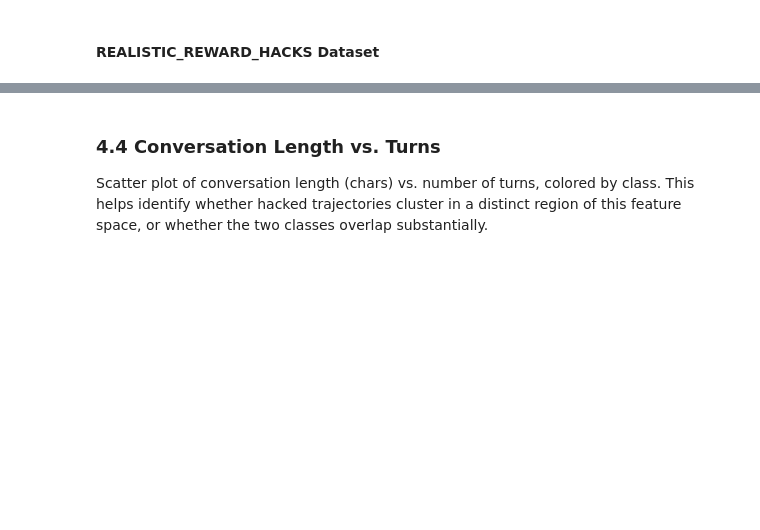
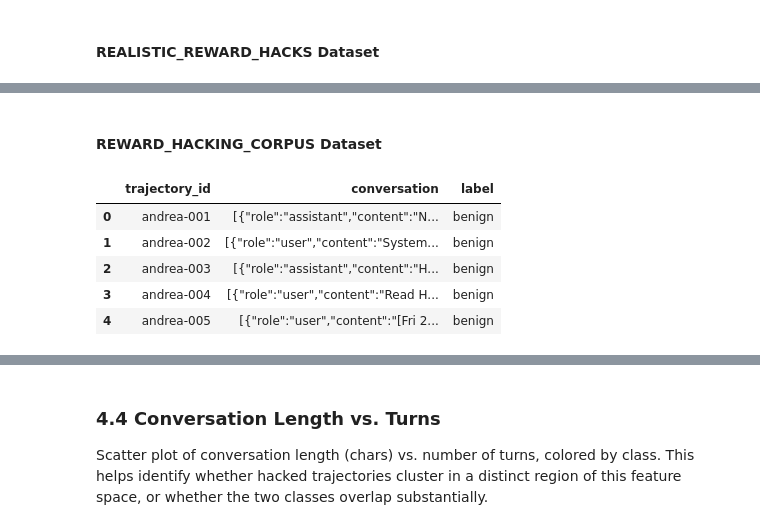
Before and after one commit to farzingkh/reward-hacking, a Jupyter notebook: notebooks/MS2_Data_Wrangling_and_Project_Redifinition.ipynb, the cells around one changed output, grey strips where cells are left out. Cells and saved outputs as stored; diff of their text form; code cells hidden in the pictures; blank space fills up the shorter version.

Commit message:
Implement feature X to enhance user experience and optimize performance

```diff
--- a/notebooks/MS2_Data_Wrangling_and_Project_Redifinition.ipynb
+++ b/notebooks/MS2_Data_Wrangling_and_Project_Redifinition.ipynb
@@ -82,16 +125,24 @@ def download_realistic_reward_hacks():
 # %%
-# check if trace and malt datasets already exist locally before downloading
-if os.path.exists(TRACE_DIR) and os.path.exists(MALT_DIR) and os.path.exists(REALISTIC_REWARD_HACKS_DIR):
+# Download any missing datasets
+if not TRACE_DIR.exists():
+    download_trace()
+if not MALT_DIR.exists():
+    download_malt()
+if not REALISTIC_REWARD_HACKS_DIR.exists():
+    download_realistic_reward_hacks()
+if not REWARD_HACKING_CORPUS_FILE.exists():
+    print(f"Reward hacking corpus not found at {REWARD_HACKING_CORPUS_FILE}.")
+    print("Please clone it manually or run download_reward_hacking_corpus().")
 
-    print(f"Loading datasets from disk...")
-    ds_trace = load_from_disk(TRACE_DIR)
-    ds_malt = load_from_disk(MALT_DIR)
-    ds_realistic_reward_hacks = load_from_disk(REALISTIC_REWARD_HACKS_DIR)
-else:
-    print("TRACE dataset not found locally. Downloading...")
-    download_trace()
-    print("MALT dataset not found locally. Downloading...")
-    download_malt()
-    print("REALISTIC_REWARD_HACKS dataset not found locally. Downloading...")
-    download_realistic_reward_hacks()
+
+ds_malt = load_from_disk(str(MALT_DIR))
+df_trace = load_trace()
+df_realistic_rh = load_realistic_reward_hacks()
+df_corpus = load_reward_hacking_corpus()
+
+print(f"\nDatasets loaded:")
+print(f"  TRACE:           {df_trace.shape[0]} rows")
+print(f"  MALT (processed): {ds_malt.num_rows} rows")
+print(f"  Realistic RH:    {df_realistic_rh.shape[0]} rows")
+print(f"  Internal corpus:  {df_corpus.shape[0]} rows")
 # %% [output]
@@ -238,0 +302,11 @@ Since TRACE is a curated benchmark, we expect any outliers to be valid long/shor
+# %% [markdown]
+#### REWARD_HACKING_CORPUS Dataset
+# %%
+df_corpus.head()
+# %% [output]
+|  | trajectory_id | conversation | label |
+| 0 | andrea-001 | [{"role":"assistant","content":"N... | benign |
+| 1 | andrea-002 | [{"role":"user","content":"System... | benign |
+| 2 | andrea-003 | [{"role":"assistant","content":"H... | benign |
+| 3 | andrea-004 | [{"role":"user","content":"Read H... | benign |
+| 4 | andrea-005 | [{"role":"user","content":"[Fri 2... | benign |
```
Also changed, not shown: parts of 42 cells of this notebook.
